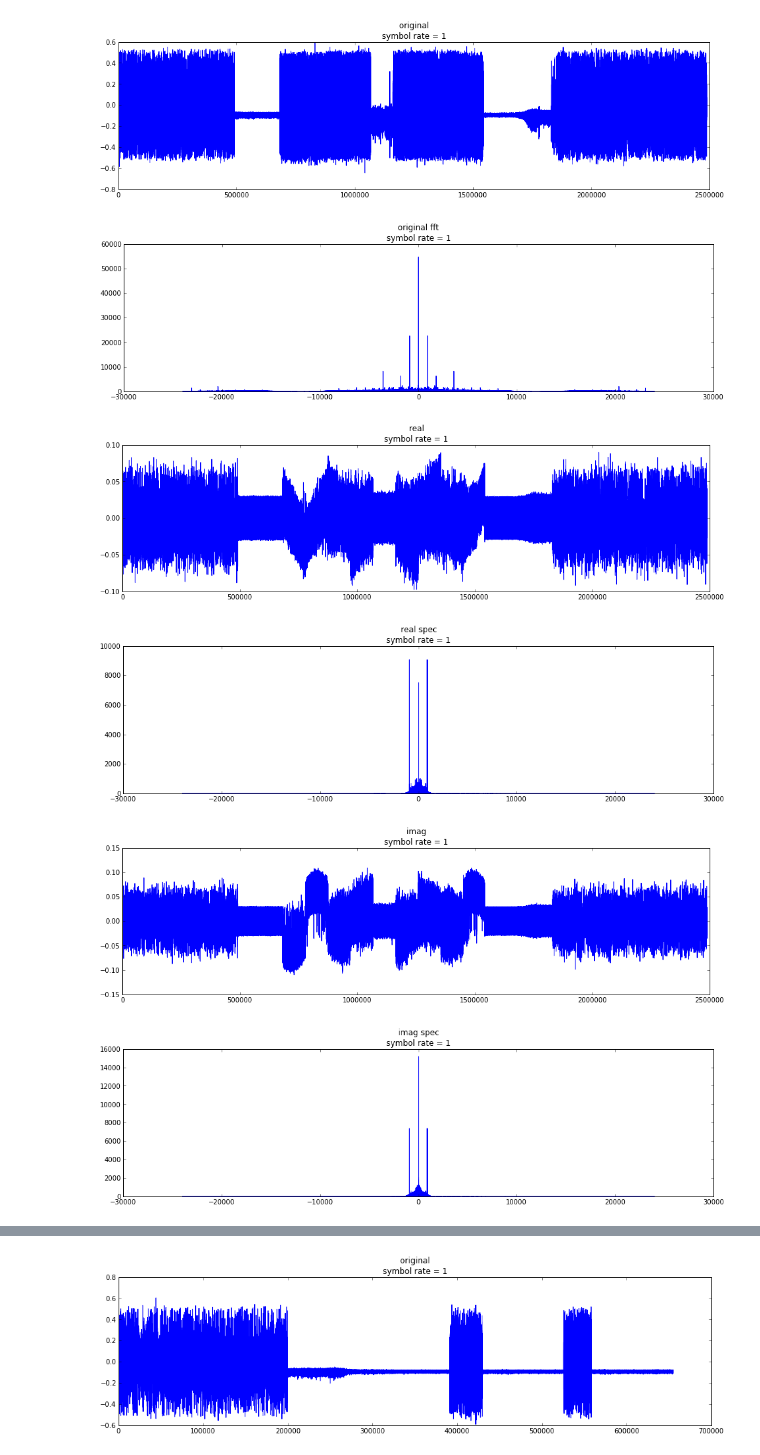
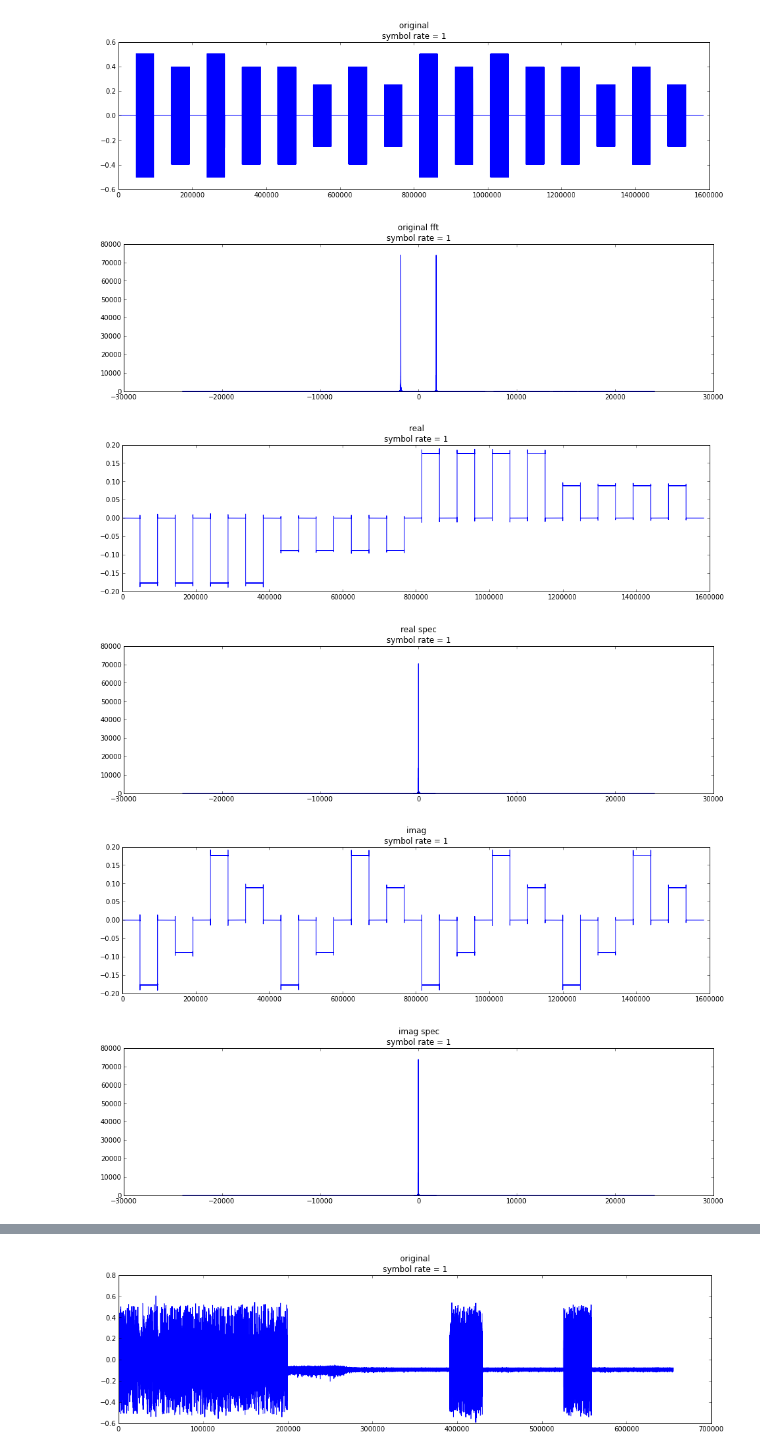
Before and after one commit to ganlubbq/ham_qam, a Jupyter notebook: Radio-Test.ipynb, the cells around one changed output, grey strips where cells are left out. Saved outputs shown, nothing was run; the diff lists cells and outputs as text; code cells hidden in the pictures.

```diff
--- a/Radio-Test.ipynb
+++ b/Radio-Test.ipynb
@@ -48,7 +48,6 @@ play_audio( data, p, fs )
 # terminate pyAudio
 p.terminate()
 # %%
-fs = 48000
 def demod_and_plot(QAM, title_string):
     f = np.linspace(-fs/2,fs/2, len(QAM))
     t = np.r_[0.0:len(QAM)*1.0]/fs
@@ -62,7 +61,7 @@ def demod_and_plot(QAM, title_string):
     f0=1800
 
     #real
-    r,i = demod_QAM16(QAM, t, f0=900, fs=48000)
+    r,i = demod_QAM16(QAM, t, f0=1800, fs=48000)
     fig = figure(figsize = (16,4))
     plot(r)
     title('real %s'%(title_string))
@@ -77,12 +76,14 @@ def demod_and_plot(QAM, title_string):
     fig = figure(figsize = (16,4))
     plot(f, abs(fft.fftshift(fft.fft((i)))))
     title('imag spec %s'%(title_string))
+# %%
+demod_and_plot(np.load('data/all_1.npy'), '\nsymbol rate = 1')
+# %% [output]
+[figure, added]
+[figure, added]
+[figure, added]
+[figure, added]
+[figure, added]
+[figure, added]
 # %%
-demod_and_plot(read_wav("prefix_1.wav"), '\nsymbol rate = 1')
+demod_and_plot(read_wav("all_1.wav"), '\nsymbol rate = 1')
-# %% [output]
-[figure, removed]
-[figure, removed]
-[figure, removed]
-[figure, removed]
-[figure, removed]
-[figure, removed]
```
Also changed, not shown: parts of 3 cells of this notebook, 13 other files.
